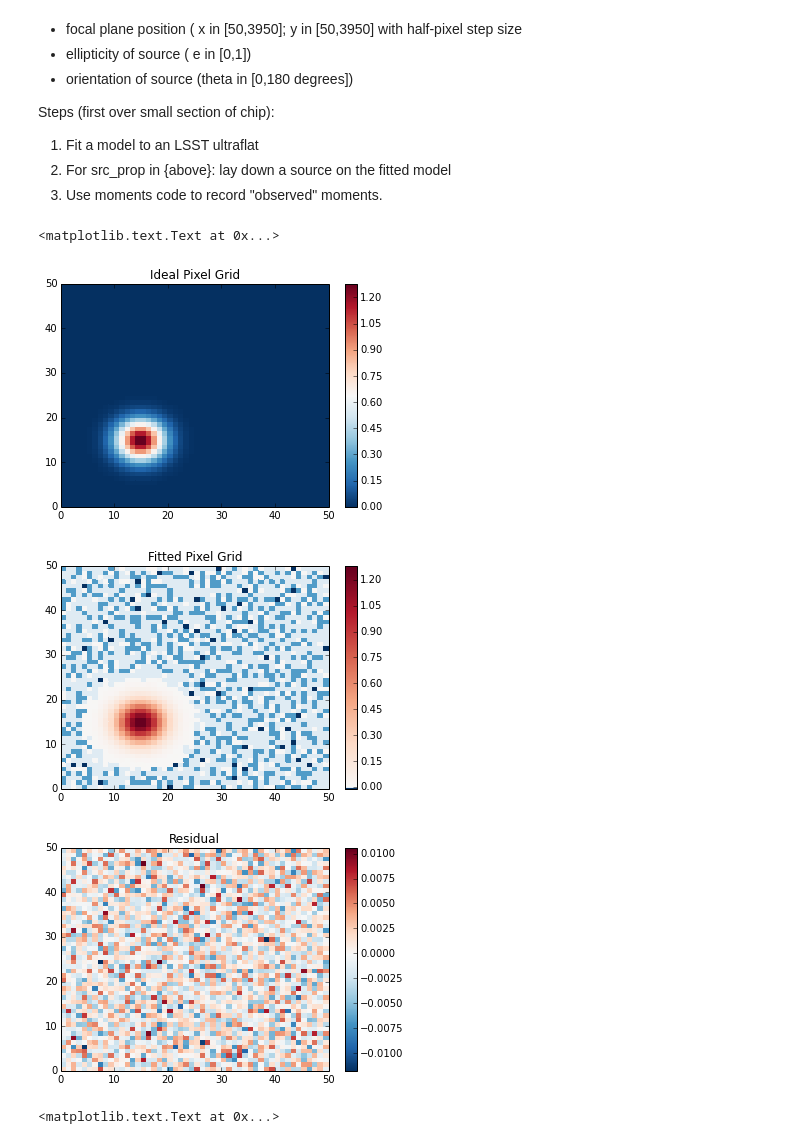
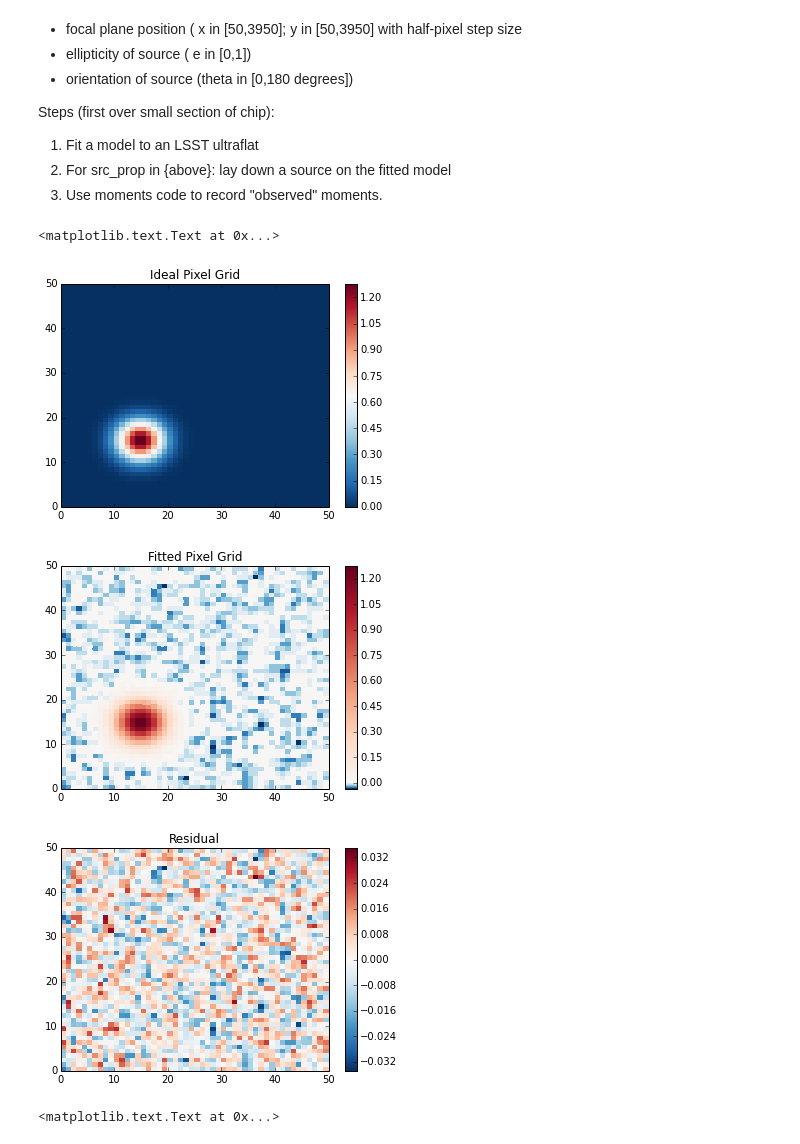
Before and after one commit to cpadavis/weak_sauce, a Jupyter notebook: notebooks/assessing_science_impact.ipynb, the cells around one changed output. Drawn from its saved outputs; the diff is of its cells as text; code cells hidden in the pictures.

```diff
--- a/notebooks/assessing_science_impact.ipynb
+++ b/notebooks/assessing_science_impact.ipynb
@@ -28,33 +28,35 @@ Steps (first over small section of chip):
 # %%
 from weak_sauce.adaptive_moments.psf_evaluator import Moment_Evaluator
 
-temp = MoveableGrid('test100k_iter.pkl')
+#temp = MoveableGrid('test100k_iter.pkl')
+temp = MoveableGrid('des_50x50_noTR.pkl')
+flat = np.load('des_cutout.npy')
 n_verts_x = 51
 
 stationary_source = Source(num_x=5*(n_verts_x-1)+1, min_x=0, max_x=50, flux_func=gauss, mu=(15,15),sigma=3)
 illuminator = FixedIlluminationMover(stationary_source)
 
 ideal_grid = Source(num_x=n_verts_x)
 ideal_mg = MoveableGrid(ideal_grid,illuminator)
 ideal_mg.step()
 ideal_mg.plot_real_grid()
 plt.title('Ideal Pixel Grid')
 
 temp.source.fluxes -= 1
 temp.source.psf_evaluator = Moment_Evaluator(num_iter_max = 1000)
 mg = MoveableGrid(temp.source, illuminator)
 mg.step()
 mg.source.fluxes /= flat
 mg.plot_real_grid()
 plt.title('Fitted Pixel Grid')
 
 mg.source.plot(mg.source.fluxes-ideal_mg.source.fluxes)
 plt.title('Residual')
 # %% [output]
 <matplotlib.text.Text at 0x...>
 [figure]
-[figure, old version]
+[figure, new version]
-[figure, old version]
+[figure, new version]
 # %%
 stationary_source.plot(stationary_source.fluxes,
                            stationary_source.vertices[:,:,0],
```
Also changed, not shown: parts of 5 cells of this notebook.
